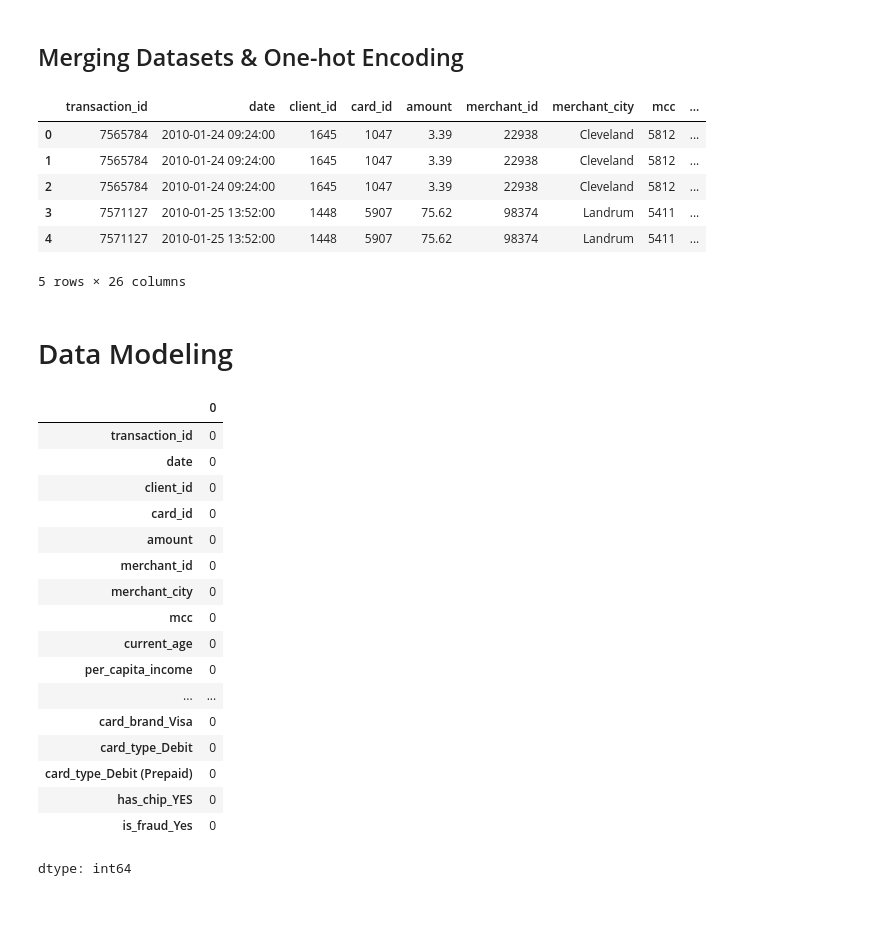
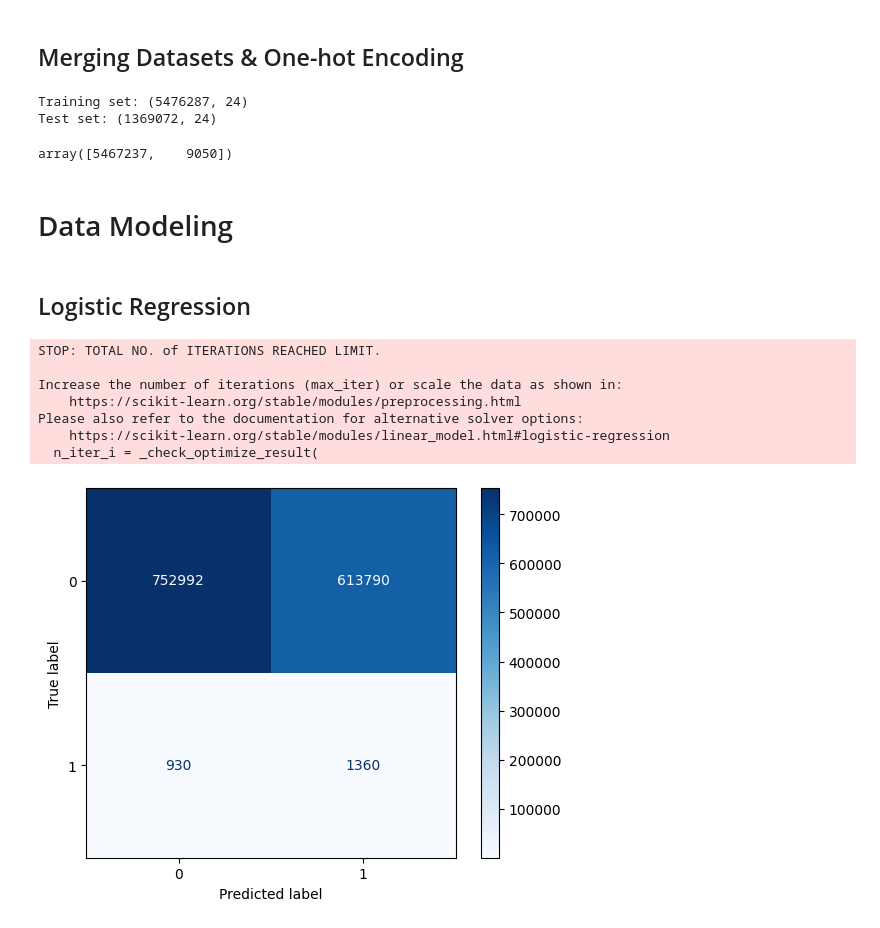
Before and after one commit to Chris-Miracle/fraud-detection, a Jupyter notebook: fraud_detection.ipynb, the cells around one changed output. Saved outputs shown, nothing was run; the diff lists cells and outputs as text; code cells hidden in the pictures.

Commit message:
data modeling

```diff
--- a/fraud_detection.ipynb
+++ b/fraud_detection.ipynb
@@ -84,7 +94,7 @@ dtype: int64
 ## Feature Selections
 # %%
 # Drop merchant_state, zip and errors column on transactions df
-df_transactions.drop(['merchant_state', 'zip', 'errors'], axis=1, inplace=True)
+df_transactions.drop(['merchant_state', 'merchant_city', 'zip', 'errors'], axis=1, inplace=True)
 
 # Drop birth_year, birth_month retirement_age, addresss, lat, long and total_debt columns on users df
 df_users.drop(['birth_year', 'birth_month', 'retirement_age', 'address', 'latitude', 'longitude', 'total_debt'], axis=1, inplace=True)
@@ -96,6 +106,12 @@ df_cards.drop(['card_number', 'expires', 'cvv', 'acct_open_date', 'id'], axis=1,
 # %%
 # Convert amount column from string to numeric on transactions df
 df_transactions['amount'] = df_transactions['amount'].str.lstrip('$').astype(float)
+
+# Convert 'date' column to datetime
+df_transactions['date'] = pd.to_datetime(df_transactions['date'])
+
+# Convert datetime to timestamp (float)
+df_transactions['date'] = df_transactions['date'].astype('int64') / 1e9  # Convert nanoseconds to seconds
 
 # Convert per_capita_income and yearly_income column from string to numeric on users df
 df_users['per_capita_income'] = df_users['per_capita_income'].str.lstrip('$').astype(float)
@@ -122,34 +138,47 @@ df_transactions = pd.merge(df_transactions, df_fraud_labels, on='transaction_id'
 
 # Run One-hot encoding to categorical columns
 df_transactions_encoded = pd.get_dummies(df_transactions, columns=["use_chip", "gender", "card_brand", "card_type", "has_chip", "card_on_dark_web", "is_fraud"], drop_first=True)
+
+# Split data into train and split
+X = df_transactions_encoded.drop('is_fraud_Yes', axis=1)
+y = df_transactions_encoded['is_fraud_Yes']
+
+X_train, X_test, y_train, y_test = train_test_split(X, y, test_size=0.2, random_state=42)
+
+# Shape for training and test
+# Check sizes
+print(f'Training set: {X_train.shape}')
+print(f'Test set: {X_test.shape}')
+
+# Check for class inbalance
+np.bincount(y_train)
 # %% [output]
-|  | transaction_id | date | client_id | card_id | amount | merchant_id | merchant_city | mcc | ... |
-| 0 | 7565784 | 2010-01-24 09:24:00 | 1645 | 1047 | 3.39 | 22938 | Cleveland | 5812 | ... |
-| 1 | 7565784 | 2010-01-24 09:24:00 | 1645 | 1047 | 3.39 | 22938 | Cleveland | 5812 | ... |
-| 2 | 7565784 | 2010-01-24 09:24:00 | 1645 | 1047 | 3.39 | 22938 | Cleveland | 5812 | ... |
-| 3 | 7571127 | 2010-01-25 13:52:00 | 1448 | 5907 | 75.62 | 98374 | Landrum | 5411 | ... |
-| 4 | 7571127 | 2010-01-25 13:52:00 | 1448 | 5907 | 75.62 | 98374 | Landrum | 5411 | ... |
-5 rows × 26 columns
+Training set: (5476287, 24)
+Test set: (1369072, 24)
+array([5467237,    9050])
 # %% [markdown]
 # Data Modeling
-# %%
-df_transactions_encoded.isnull().sum()
-# %% [output]
-|  | 0 |
-| transaction_id | 0 |
-| date | 0 |
-| client_id | 0 |
-| card_id | 0 |
-| amount | 0 |
-| merchant_id | 0 |
-| merchant_city | 0 |
-| mcc | 0 |
-| current_age | 0 |
-| per_capita_income | 0 |
-| ... | ... |
-| card_brand_Visa | 0 |
-| card_type_Debit | 0 |
-| card_type_Debit (Prepaid) | 0 |
-| has_chip_YES | 0 |
-| is_fraud_Yes | 0 |
-dtype: int64
+# %% [markdown]
+## Logistic Regression
+# %%
+# Train the LogisticRegression Model
+model = LogisticRegression(class_weight="balanced") # Due to inbalanced class, use 'class_weight' to add importance to minority class
+model.fit(X_train, y_train)
+
+# Predict the model on test set(unseen data)
+y_pred_log = model.predict(X_test)
+
+# Visualize Predictions
+cm = confusion_matrix(y_test, y_pred_log)
+disp = ConfusionMatrixDisplay(confusion_matrix=cm)
+disp.plot(cmap='Blues')
+plt.show()
+# %% [output]
+STOP: TOTAL NO. of ITERATIONS REACHED LIMIT.
+
+Increase the number of iterations (max_iter) or scale the data as shown in:
+    https://scikit-learn.org/stable/modules/preprocessing.html
+Please also refer to the documentation for alternative solver options:
+    https://scikit-learn.org/stable/modules/linear_model.html#logistic-regression
+  n_iter_i = _check_optimize_result(
+[figure, added]
```
Also changed, not shown: parts of 6 cells of this notebook.
